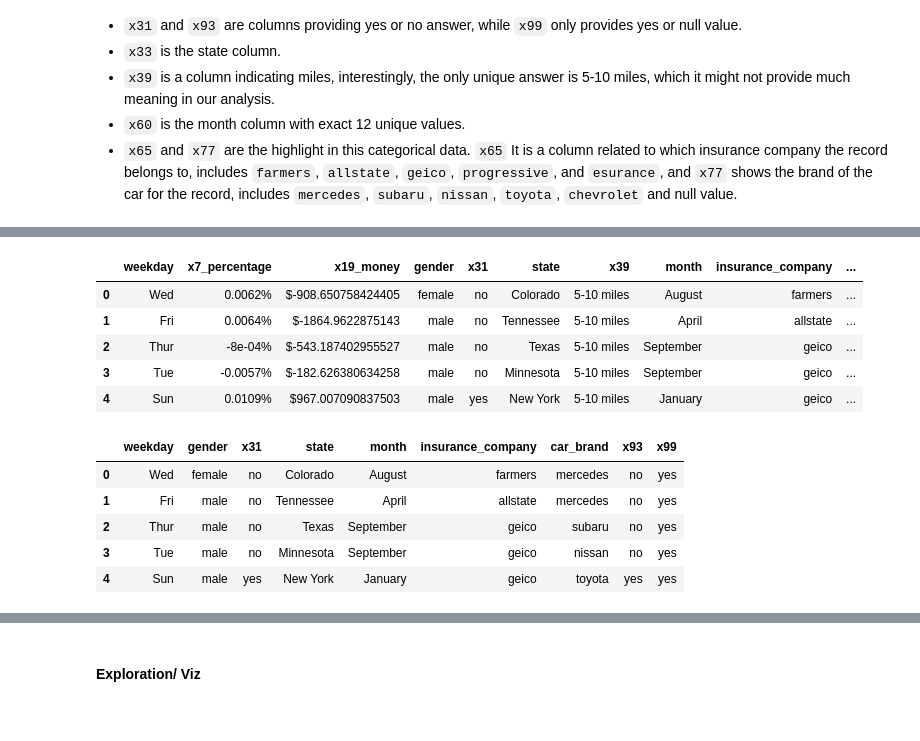
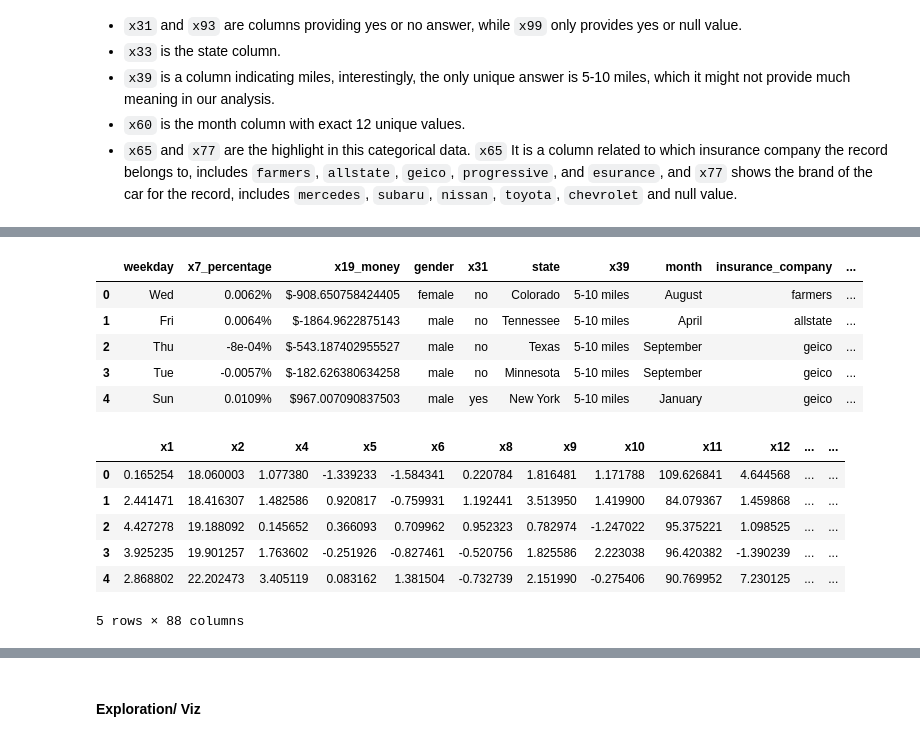
Before and after one commit to yuunlee/state-farm-challenge, a Jupyter notebook: data_exploration.ipynb, the cells around one changed output, grey strips where cells are left out. Saved outputs shown, nothing was run; the diff lists cells and outputs as text; code cells hidden in the pictures.

```diff
--- a/data_exploration.ipynb
+++ b/data_exploration.ipynb
@@ -91,26 +86,3 @@ category_df.describe()
 | unique | 14 | 663 | 40000 | 2 | 2 | 51 | 1 | 12 | 5 | 7 | 2 | ... |
 | top | Wednesday | 0.0022% | $-908.650758424405 | female | no | California | 5-10 miles | December | progressive | ford | no | ... |
 | freq | 4930 | 193 | 1 | 18158 | 34022 | 3393 | 40000 | 8136 | 10877 | 9005 | 35506 | ... |
-# %%
-# See what unique values within `x3`
-print(category_df['x3'].unique())
-
-def weekday_mapping(row):
-    if row == 'Monday' or row == 'Mon':
-        return 'Mon'
-    elif row == 'Tuesday' or row == 'Tue':
-        return 'Tue'
-    elif row == 'Wednesday' or row == 'Wed':
-        return 'Wed'
-    elif row == 'Thursday' or row == 'Thur':
-        return 'Thur'
-    elif row == 'Friday' or row == 'Fri':
-        return 'Fri'
-    elif row == 'Saturday' or row == 'Sat':
-        return 'Sat'
-    elif row == 'Sunday' or row == 'Sun':
-        return 'Sun'
-
-category_df['x3'] = category_df['x3'].apply(weekday_mapping)
-category_df = category_df.rename(columns={'x3': 'weekday'})
-print(category_df['weekday'].unique())
@@ -125,0 +89,7 @@ See the caveats in the documentation: https://pandas.pydata.org/pandas-docs/stab
+# %%
+# See what unique values within `x3`
+print(category_df['x3'].unique())
+
+category_df['x3'] = category_df['x3'].apply(lambda x: x[:3])
+category_df = category_df.rename(columns={'x3': 'weekday'})
+print(category_df['weekday'].unique())
@@ -138,7 +117,7 @@ category_df.head()
 |  | weekday | x7_percentage | x19_money | gender | x31 | state | x39 | month | insurance_company | ... |
 | 0 | Wed | 0.0062% | $-908.650758424405 | female | no | Colorado | 5-10 miles | August | farmers | ... |
 | 1 | Fri | 0.0064% | $-1864.9622875143 | male | no | Tennessee | 5-10 miles | April | allstate | ... |
-| 2 | Thur | -8e-04% | $-543.187402955527 | male | no | Texas | 5-10 miles | September | geico | ... |
+| 2 | Thu | -8e-04% | $-543.187402955527 | male | no | Texas | 5-10 miles | September | geico | ... |
 | 3 | Tue | -0.0057% | $-182.626380634258 | male | no | Minnesota | 5-10 miles | September | geico | ... |
 | 4 | Sun | 0.0109% | $967.007090837503 | male | yes | New York | 5-10 miles | January | geico | ... |
 # %%
@@ -150,16 +129,14 @@ category_df['x19_money'] = category_df['x19_money'].str.replace('$','').astype(f
 category_df = category_df.drop(columns=['x39'])
 # %%
 # Combine the original categorical column, now float columns (x7, x19) to the float_df
-float_df = pd.concat([float_df, category_df[['x7_percentage','x19_money']]], axis=1)
+float_columns = ['x7_percentage','x19_money']
+float_df = pd.concat([float_df, category_df[float_columns]], axis=1)
 float_df.head()
-
-# Delete the x7 and x19 columns from category_df
-category_df = category_df.drop(columns=['x7_percentage','x19_money'])
-category_df.head()
 # %% [output]
-|  | weekday | gender | x31 | state | month | insurance_company | car_brand | x93 | x99 |
-| 0 | Wed | female | no | Colorado | August | farmers | mercedes | no | yes |
-| 1 | Fri | male | no | Tennessee | April | allstate | mercedes | no | yes |
-| 2 | Thur | male | no | Texas | September | geico | subaru | no | yes |
-| 3 | Tue | male | no | Minnesota | September | geico | nissan | no | yes |
-| 4 | Sun | male | yes | New York | January | geico | toyota | yes | yes |
+|  | x1 | x2 | x4 | x5 | x6 | x8 | x9 | x10 | x11 | x12 | ... | ... |
+| 0 | 0.165254 | 18.060003 | 1.077380 | -1.339233 | -1.584341 | 0.220784 | 1.816481 | 1.171788 | 109.626841 | 4.644568 | ... | ... |
+| 1 | 2.441471 | 18.416307 | 1.482586 | 0.920817 | -0.759931 | 1.192441 | 3.513950 | 1.419900 | 84.079367 | 1.459868 | ... | ... |
+| 2 | 4.427278 | 19.188092 | 0.145652 | 0.366093 | 0.709962 | 0.952323 | 0.782974 | -1.247022 | 95.375221 | 1.098525 | ... | ... |
+| 3 | 3.925235 | 19.901257 | 1.763602 | -0.251926 | -0.827461 | -0.520756 | 1.825586 | 2.223038 | 96.420382 | -1.390239 | ... | ... |
+| 4 | 2.868802 | 22.202473 | 3.405119 | 0.083162 | 1.381504 | -0.732739 | 2.151990 | -0.275406 | 90.769952 | 7.230125 | ... | ... |
+5 rows × 88 columns
```
Also changed, not shown: parts of 25 cells of this notebook, 3 other files.
